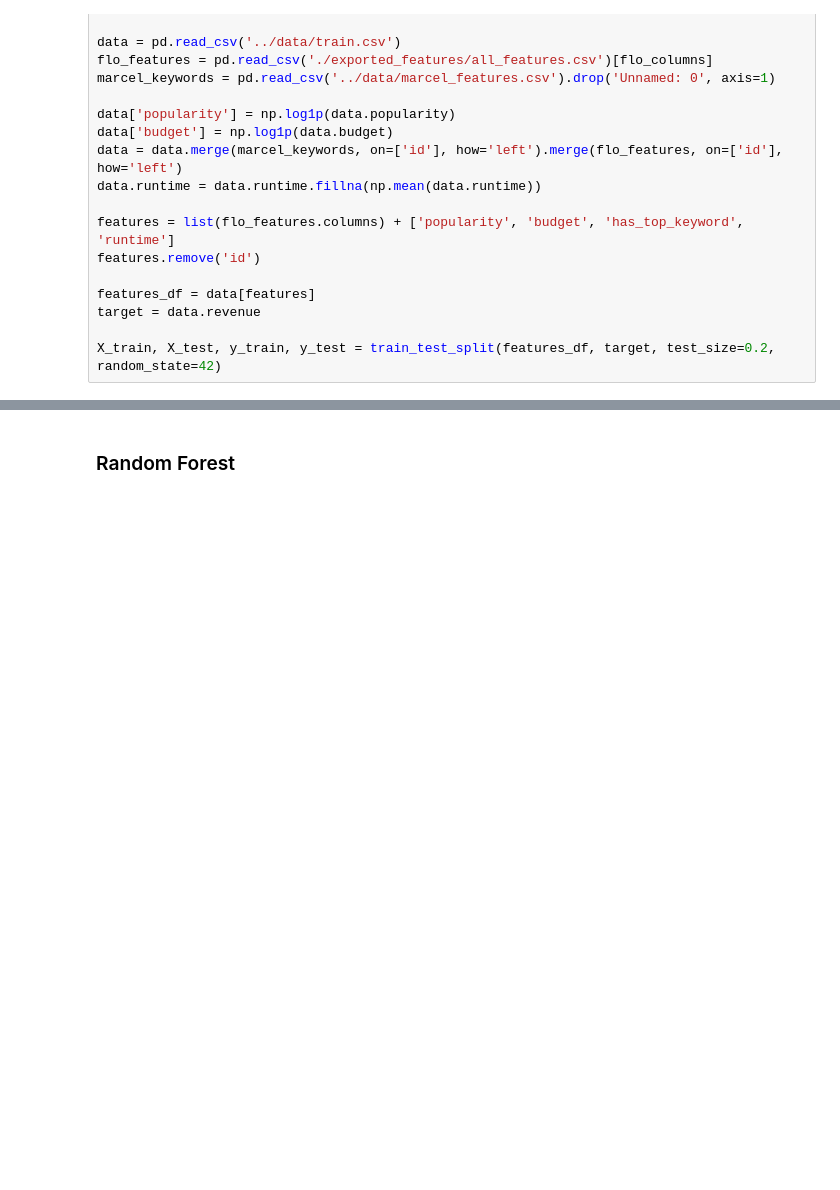
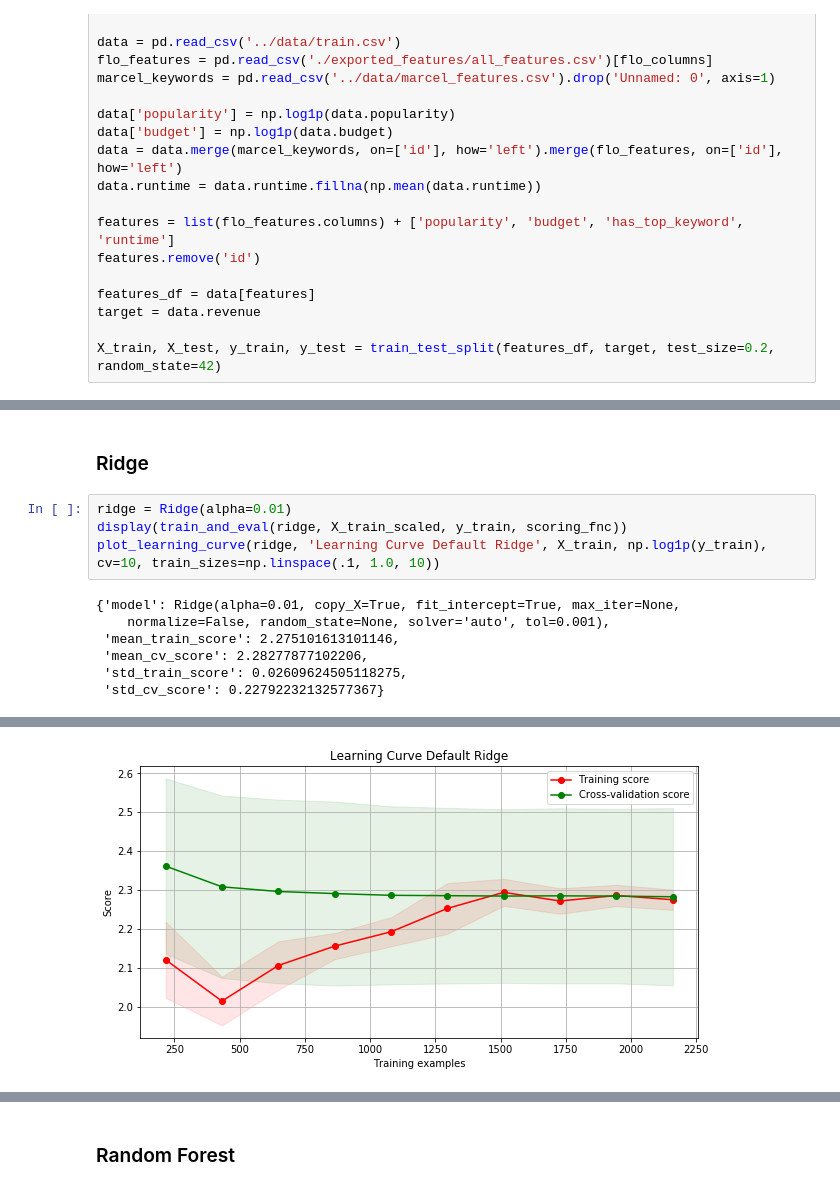
Before and after one commit to Cruzzor/BoxOffice, a Jupyter notebook: First_Model_Marcel.ipynb, the cells around one changed output, grey strips where cells are left out. Cells and saved outputs as stored; diff of their text form; blank space fills up the shorter version.

```diff
--- a/First_Model_Marcel.ipynb
+++ b/First_Model_Marcel.ipynb
@@ -198,0 +235,13 @@ plot_learning_curve(reg, 'Learning Curve Linear Regression -> High Bias', X_trai
+# %% [markdown]
+### Ridge
+# %%
+ridge = Ridge(alpha=0.01)
+display(train_and_eval(ridge, X_train_scaled, y_train, scoring_fnc))
+plot_learning_curve(ridge, 'Learning Curve Default Ridge', X_train, np.log1p(y_train), cv=10, train_sizes=np.linspace(.1, 1.0, 10))
+# %% [output]
+{'model': Ridge(alpha=0.01, copy_X=True, fit_intercept=True, max_iter=None,
+    normalize=False, random_state=None, solver='auto', tol=0.001),
+ 'mean_train_score': 2.275101613101146,
+ 'mean_cv_score': 2.28277877102206,
+ 'std_train_score': 0.02609624505118275,
+ 'std_cv_score': 0.22792232132577367}
@@ -198,0 +249 @@ plot_learning_curve(reg, 'Learning Curve Linear Regression -> High Bias', X_trai
+[figure, added]
```
Also changed, not shown: parts of 13 cells of this notebook.
